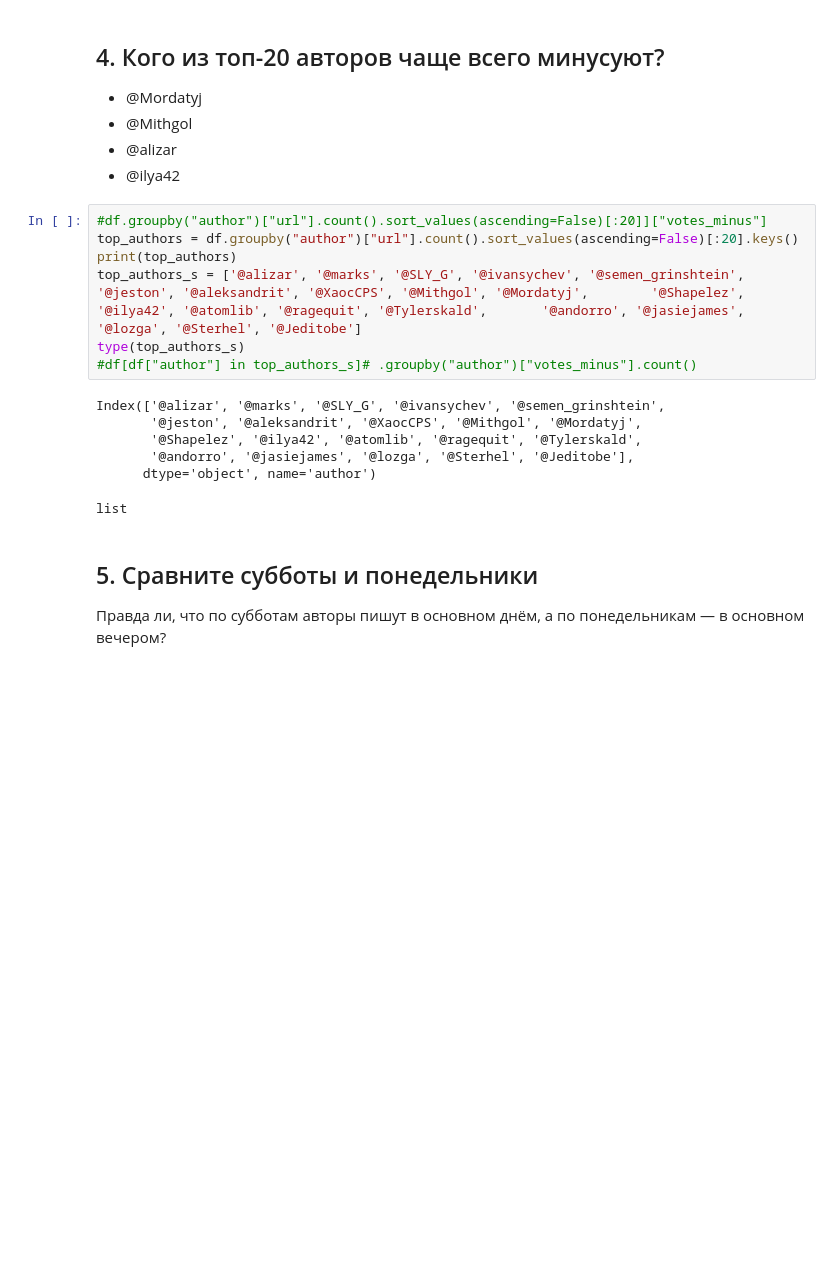
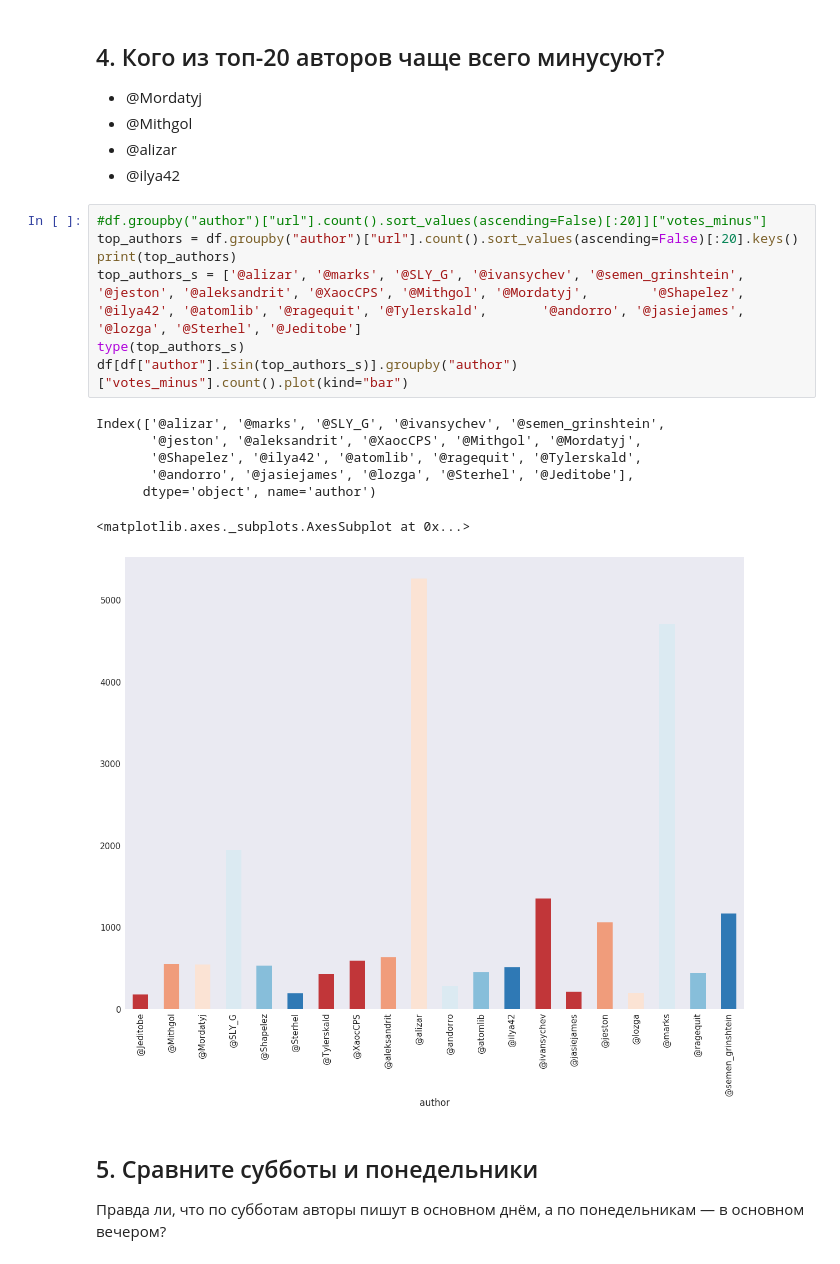
Before and after one commit to artinttechnical/mlcourse_open, a Jupyter notebook: jupyter_russian/assignments_demo/assignment02_habr_visual_analysis.ipynb, the cells around one changed output. Drawn from its saved outputs; the diff is of its cells as text; blank space fills up the shorter version.

```diff
--- a/jupyter_russian/assignments_demo/assignment02_habr_visual_analysis.ipynb
+++ b/jupyter_russian/assignments_demo/assignment02_habr_visual_analysis.ipynb
@@ -174,17 +187,18 @@ df["published"].dt
 # %%
 #df.groupby("author")["url"].count().sort_values(ascending=False)[:20]]["votes_minus"]
 top_authors = df.groupby("author")["url"].count().sort_values(ascending=False)[:20].keys()
 print(top_authors)
 top_authors_s = ['@alizar', '@marks', '@SLY_G', '@ivansychev', '@semen_grinshtein', '@jeston', '@aleksandrit', '@XaocCPS', '@Mithgol', '@Mordatyj',        '@Shapelez', '@ilya42', '@atomlib', '@ragequit', '@Tylerskald',       '@andorro', '@jasiejames', '@lozga', '@Sterhel', '@Jeditobe']
 type(top_authors_s)
-#df[df["author"] in top_authors_s]# .groupby("author")["votes_minus"].count()
+df[df["author"].isin(top_authors_s)].groupby("author")["votes_minus"].count().plot(kind="bar")
 # %% [output]
 Index(['@alizar', '@marks', '@SLY_G', '@ivansychev', '@semen_grinshtein',
        '@jeston', '@aleksandrit', '@XaocCPS', '@Mithgol', '@Mordatyj',
        '@Shapelez', '@ilya42', '@atomlib', '@ragequit', '@Tylerskald',
        '@andorro', '@jasiejames', '@lozga', '@Sterhel', '@Jeditobe'],
       dtype='object', name='author')
-list
+<matplotlib.axes._subplots.AxesSubplot at 0x...>
+[figure, added]
 # %% [markdown]
 ## 5\. Сравните субботы и понедельники
 
```
Also changed, not shown: parts of 7 cells of this notebook.
